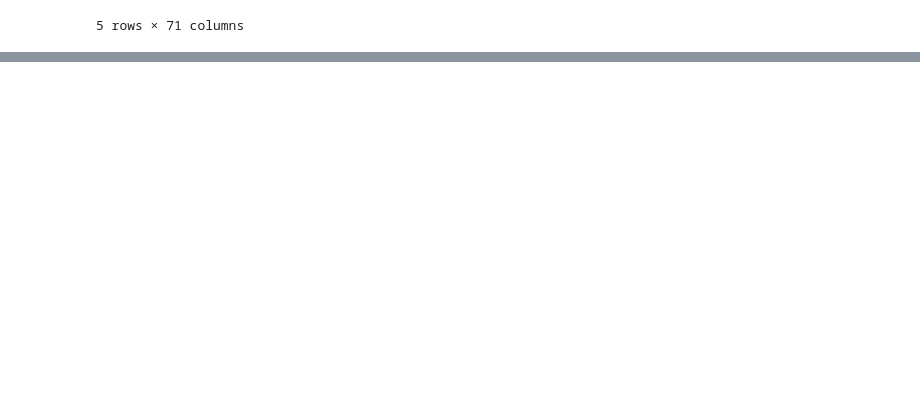
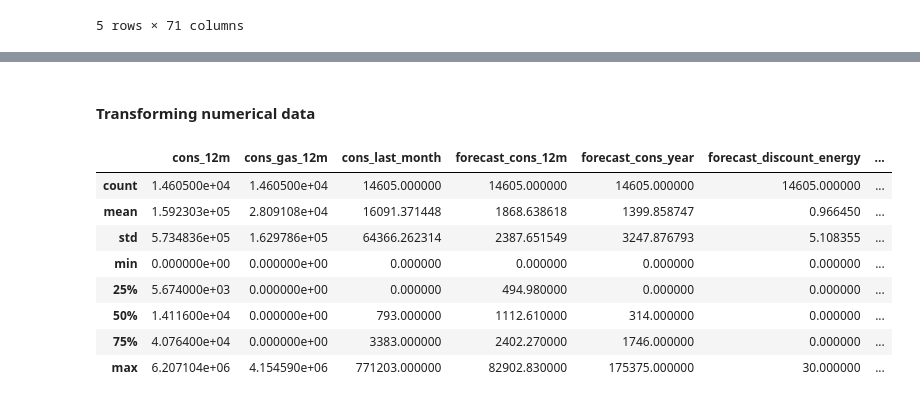
Before and after one commit to konyeinmg/BCG_virtual_intern, a Jupyter notebook: feature_engineering.ipynb, the cells around one changed output, grey strips where cells are left out. Cells and saved outputs as stored; diff of their text form; code cells hidden in the pictures; blank space fills up the shorter version.

Commit message:
data transforming before modelling

```diff
--- a/feature_engineering.ipynb
+++ b/feature_engineering.ipynb
@@ -428,0 +480,3 @@ df.head()
+# %%
+df['origin_up'] = df['origin_up'].astype('category')
+df['origin_up'].value_counts()
@@ -428,0 +492,6 @@ df.head()
+# %%
+df = pd.get_dummies(df, columns = ['origin_up'], prefix = 'origin_up')
+# %%
+df.drop(columns = ['origin_up_MISSING', 'origin_up_usapbepcfoloekilkwsdiboslwaxobdp', \
+                   'origin_up_ewxeelcelemmiwuafmddpobolfuxioce'], axis = 1, inplace = True)
+df.head()
@@ -428,0 +506,4 @@ df.head()
+# %%
+df['origin_up_lxidpiddsbxsbosboudacockeimpuepw'].replace([True, False], [1,0], inplace = True)
+df['origin_up_kamkkxfxxuwbdslkwifmmcsiusiuosws'].replace([True, False], [1,0], inplace = True)
+df['origin_up_ldkssxwpmemidmecebumciepifcamkci'].replace([True, False], [1,0], inplace = True)
@@ -428,0 +520,27 @@ df.head()
+# %% [markdown]
+<h4>Transforming numerical data</h4>
+# %%
+skewed = [
+    'cons_12m',
+    'cons_gas_12m',
+    'cons_last_month',
+    'forecast_cons_12m',
+    'forecast_cons_year',
+    'forecast_discount_energy',
+    'forecast_meter_rent_12m',
+    'forecast_price_energy_off_peak',
+    'forecast_price_energy_peak',
+    'forecast_price_pow_off_peak'
+]
+
+df[skewed].describe()
+# %% [output]
+|  | cons_12m | cons_gas_12m | cons_last_month | forecast_cons_12m | forecast_cons_year | forecast_discount_energy | ... |
+| count | 1.460500e+04 | 1.460500e+04 | 14605.000000 | 14605.000000 | 14605.000000 | 14605.000000 | ... |
+| mean | 1.592303e+05 | 2.809108e+04 | 16091.371448 | 1868.638618 | 1399.858747 | 0.966450 | ... |
+| std | 5.734836e+05 | 1.629786e+05 | 64366.262314 | 2387.651549 | 3247.876793 | 5.108355 | ... |
+| min | 0.000000e+00 | 0.000000e+00 | 0.000000 | 0.000000 | 0.000000 | 0.000000 | ... |
+| 25% | 5.674000e+03 | 0.000000e+00 | 0.000000 | 494.980000 | 0.000000 | 0.000000 | ... |
+| 50% | 1.411600e+04 | 0.000000e+00 | 793.000000 | 1112.610000 | 314.000000 | 0.000000 | ... |
+| 75% | 4.076400e+04 | 0.000000e+00 | 3383.000000 | 2402.270000 | 1746.000000 | 0.000000 | ... |
+| max | 6.207104e+06 | 4.154590e+06 | 771203.000000 | 82902.830000 | 175375.000000 | 30.000000 | ... |
```
Also changed, not shown: parts of 19 cells of this notebook.
